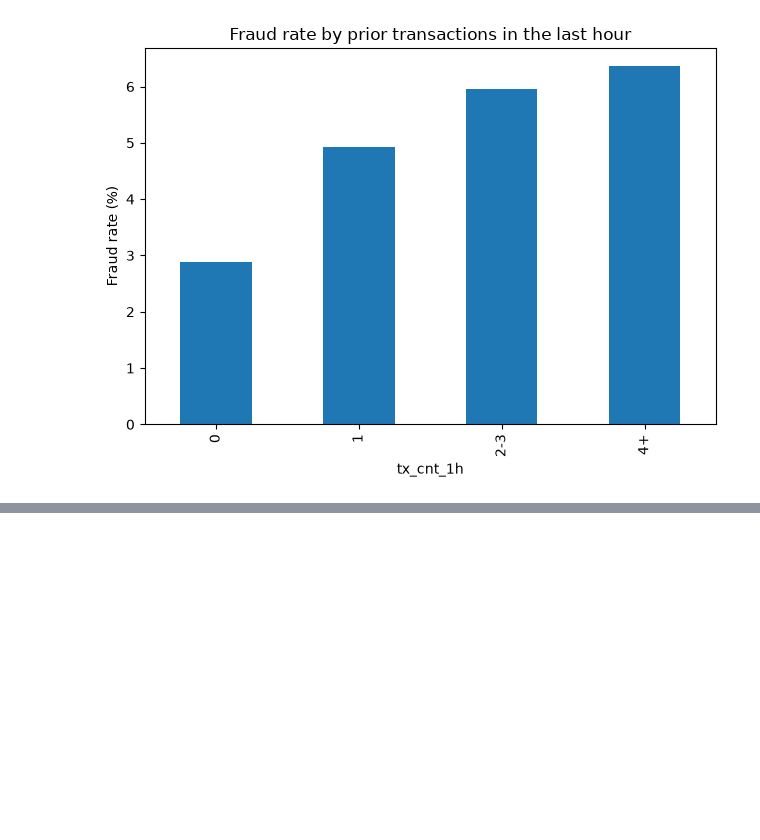
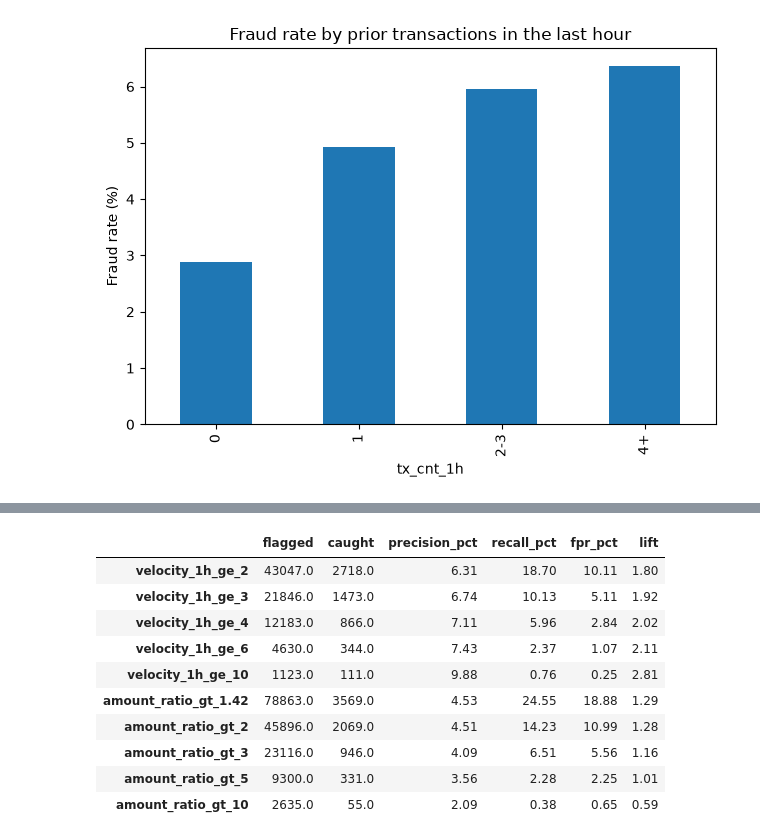
Before and after one commit to Varun-0731/Fraud-Promo-Abuse-Risk-Signal-Lab, a Jupyter notebook: notebooks/01_findings.ipynb, the cells around one changed output, grey strips where cells are left out. Cells and saved outputs as stored; diff of their text form; code cells hidden in the pictures; blank space fills up the shorter version.

```diff
--- a/notebooks/01_findings.ipynb
+++ b/notebooks/01_findings.ipynb
@@ -136,3 +136,25 @@ pd.concat({"all_data": table_full, "last_30pct_of_time": table_late}, axis=1)
 | velocity_1h_ge_2 | 60199.0 | 3652.0 | 6.07 | 17.67 | 9.92 | 1.73 | 17152.0 | 934.0 | ... |
 | amount_ratio_gt_1_42 | 109920.0 | 5233.0 | 4.76 | 25.33 | 18.37 | 1.36 | 31057.0 | 1664.0 | ... |
 | any_rule | 187692.0 | 11460.0 | 6.11 | 55.46 | 30.92 | 1.74 | 53896.0 | 3460.0 | ... |
+# %%
+early = ~late
+
+sweep = {}
+for t in [2, 3, 4, 6, 10]:
+    sweep[f"velocity_1h_ge_{t}"] = df["tx_cnt_1h"] >= t
+for t in [1.42, 2, 3, 5, 10]:
+    sweep[f"amount_ratio_gt_{t}"] = df["amt_ratio"] > t
+
+pd.DataFrame({k: evaluate(v, early) for k, v in sweep.items()}).T
+# %% [output]
+|  | flagged | caught | precision_pct | recall_pct | fpr_pct | lift |
+| velocity_1h_ge_2 | 43047.0 | 2718.0 | 6.31 | 18.70 | 10.11 | 1.80 |
+| velocity_1h_ge_3 | 21846.0 | 1473.0 | 6.74 | 10.13 | 5.11 | 1.92 |
+| velocity_1h_ge_4 | 12183.0 | 866.0 | 7.11 | 5.96 | 2.84 | 2.02 |
+| velocity_1h_ge_6 | 4630.0 | 344.0 | 7.43 | 2.37 | 1.07 | 2.11 |
+| velocity_1h_ge_10 | 1123.0 | 111.0 | 9.88 | 0.76 | 0.25 | 2.81 |
+| amount_ratio_gt_1.42 | 78863.0 | 3569.0 | 4.53 | 24.55 | 18.88 | 1.29 |
+| amount_ratio_gt_2 | 45896.0 | 2069.0 | 4.51 | 14.23 | 10.99 | 1.28 |
+| amount_ratio_gt_3 | 23116.0 | 946.0 | 4.09 | 6.51 | 5.56 | 1.16 |
+| amount_ratio_gt_5 | 9300.0 | 331.0 | 3.56 | 2.28 | 2.25 | 1.01 |
+| amount_ratio_gt_10 | 2635.0 | 55.0 | 2.09 | 0.38 | 0.65 | 0.59 |
```
Also changed, not shown: parts of 2 cells of this notebook.
